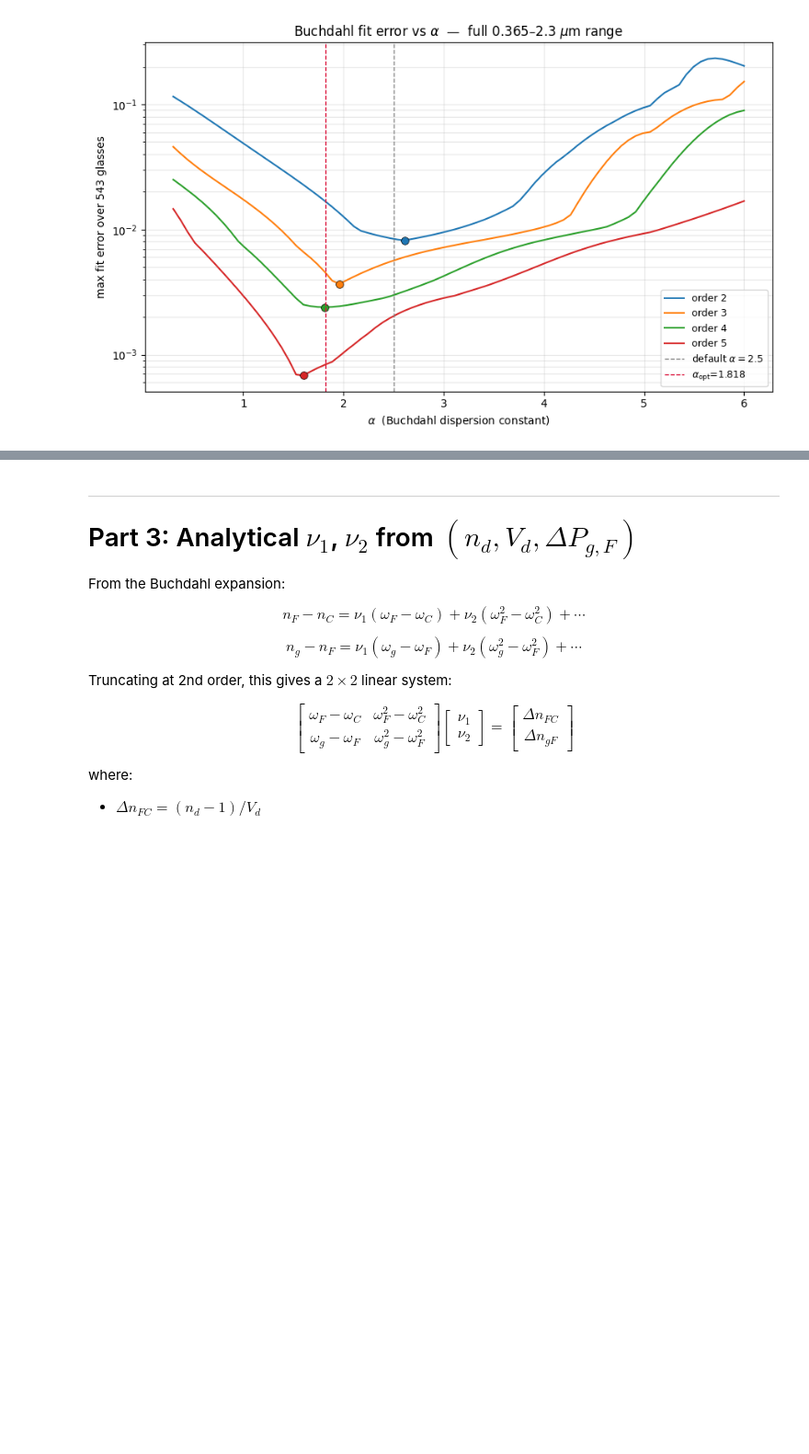
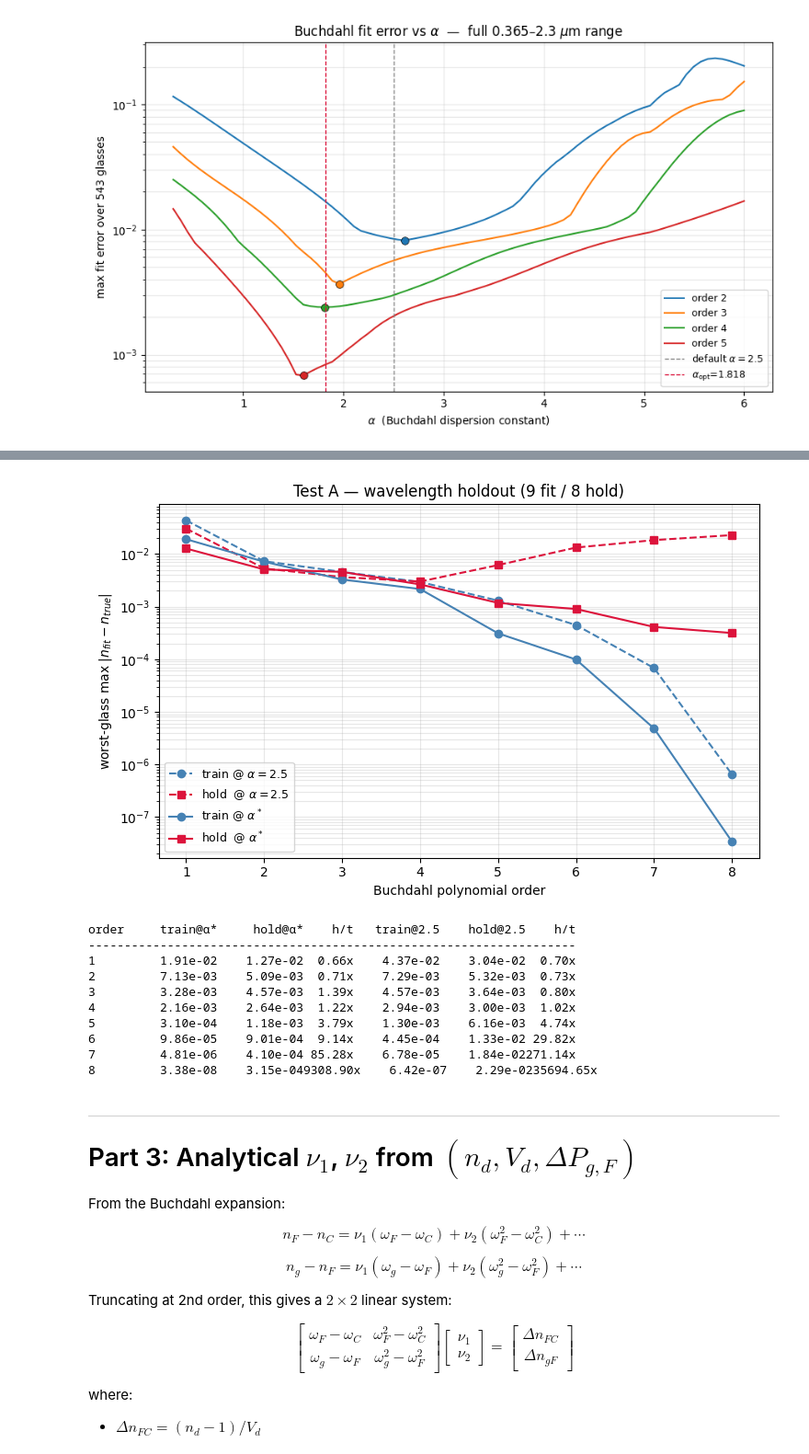
Before and after one commit to Leyangf/dispersion-lab, a Jupyter notebook: notebooks/01_model_glass_buchdahl.ipynb, the cells around one changed output, grey strips where cells are left out. Shown at 92% size. Saved outputs shown, nothing was run; the diff lists cells and outputs as text; code cells hidden in the pictures; blank space fills up the shorter version.

```diff
--- a/notebooks/01_model_glass_buchdahl.ipynb
+++ b/notebooks/01_model_glass_buchdahl.ipynb
@@ -594,3 +806,78 @@ plt.show()
+# %%
+# ── Test A: wavelength holdout ──
+# Interleaved split of the 17 training points: fit on odd indices, test on even.
+
+idx_fit  = np.arange(0, 17, 2)   # 9 points
+idx_hold = np.arange(1, 17, 2)   # 8 points
+wth_fit  = wavelengths[idx_fit]
+wth_hold = wavelengths[idx_hold]
+
+_ord = np.arange(1, 9)
+tr_opt, te_opt, tr_25, te_25 = [], [], [], []
+
+for order in range(1, 9):
+    a_opt = best_alpha_per_order[order]
+    om_fit_opt  = buchdahl_omega_alpha(wth_fit,  a_opt)
+    om_hold_opt = buchdahl_omega_alpha(wth_hold, a_opt)
+    om_fit_25   = buchdahl_omega_alpha(wth_fit,  2.5)
+    om_hold_25  = buchdahl_omega_alpha(wth_hold, 2.5)
+
+    trf, tef, tr2, te2 = [], [], [], []
+    for g in glasses_filtered:
+        nd = g["nd"]
+        n_fit_true  = get_indices(g, wth_fit)
+        n_hold_true = get_indices(g, wth_hold)
+
+        # α* fit
+        A_f = np.column_stack([om_fit_opt**k for k in range(1, order + 1)])
+        A_h = np.column_stack([om_hold_opt**k for k in range(1, order + 1)])
+        nu = np.linalg.lstsq(A_f, n_fit_true - nd, rcond=None)[0]
+        trf.append(np.max(np.abs(n_fit_true - (nd + A_f @ nu))))
+        tef.append(np.max(np.abs(n_hold_true - (nd + A_h @ nu))))
+
+        # α = 2.5 fit
+        A_f2 = np.column_stack([om_fit_25**k for k in range(1, order + 1)])
+        A_h2 = np.column_stack([om_hold_25**k for k in range(1, order + 1)])
+        nu2 = np.linalg.lstsq(A_f2, n_fit_true - nd, rcond=None)[0]
+        tr2.append(np.max(np.abs(n_fit_true - (nd + A_f2 @ nu2))))
+        te2.append(np.max(np.abs(n_hold_true - (nd + A_h2 @ nu2))))
+
+    tr_opt.append(max(trf))
+    te_opt.append(max(tef))
+    tr_25.append(max(tr2))
+    te_25.append(max(te2))
+
+fig, ax = plt.subplots(figsize=(7.5, 4.8))
+ax.semilogy(_ord, tr_25,  "o--", color="steelblue", label=r"train @ $\alpha=2.5$")
+ax.semilogy(_ord, te_25,  "s--", color="crimson",   label=r"hold  @ $\alpha=2.5$")
+ax.semilogy(_ord, tr_opt, "o-",  color="steelblue", label=r"train @ $\alpha^*$")
+ax.semilogy(_ord, te_opt, "s-",  color="crimson",   label=r"hold  @ $\alpha^*$")
+ax.set_xlabel("Buchdahl polynomial order")
+ax.set_ylabel(r"worst-glass max $|n_{fit}-n_{true}|$")
+ax.set_title("Test A — wavelength holdout (9 fit / 8 hold)")
+ax.grid(True, which="both", alpha=0.3)
+ax.legend(fontsize=9)
+plt.tight_layout()
+plt.show()
+
+print(f"\n{'order':<6}{'train@α*':>12}{'hold@α*':>12}{'h/t':>7}"
+      f"{'train@2.5':>12}{'hold@2.5':>12}{'h/t':>7}")
+print("-" * 68)
+for o, a, b, c, d in zip(range(1, 9), tr_opt, te_opt, tr_25, te_25):
+    print(f"{o:<6}{a:>12.2e}{b:>12.2e}{b/a:>6.2f}x"
+          f"{c:>12.2e}{d:>12.2e}{d/c:>6.2f}x")
+# %% [output]
+[figure, added]
+order     train@α*     hold@α*    h/t   train@2.5    hold@2.5    h/t
+--------------------------------------------------------------------
+1         1.91e-02    1.27e-02  0.66x    4.37e-02    3.04e-02  0.70x
+2         7.13e-03    5.09e-03  0.71x    7.29e-03    5.32e-03  0.73x
+3         3.28e-03    4.57e-03  1.39x    4.57e-03    3.64e-03  0.80x
+4         2.16e-03    2.64e-03  1.22x    2.94e-03    3.00e-03  1.02x
+5         3.10e-04    1.18e-03  3.79x    1.30e-03    6.16e-03  4.74x
+6         9.86e-05    9.01e-04  9.14x    4.45e-04    1.33e-02 29.82x
+7         4.81e-06    4.10e-04 85.28x    6.78e-05    1.84e-02271.14x
+8         3.38e-08    3.15e-049308.90x    6.42e-07    2.29e-0235694.65x
 # %% [markdown]
 ---
 # Part 3: Analytical $\nu_1$, $\nu_2$ from $(n_d, V_d, \Delta P_{g,F})$
```
Also changed, not shown: parts of 17 cells of this notebook.
